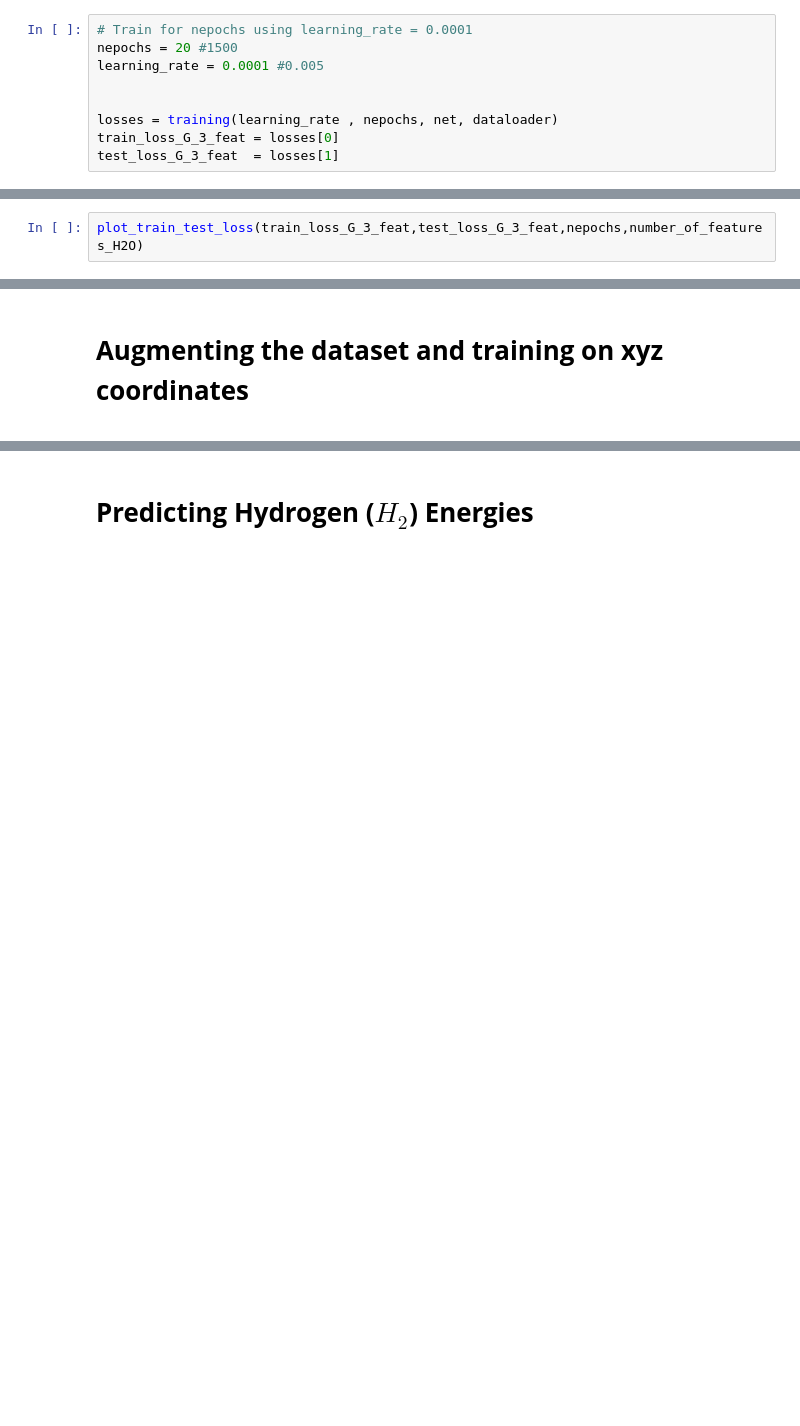
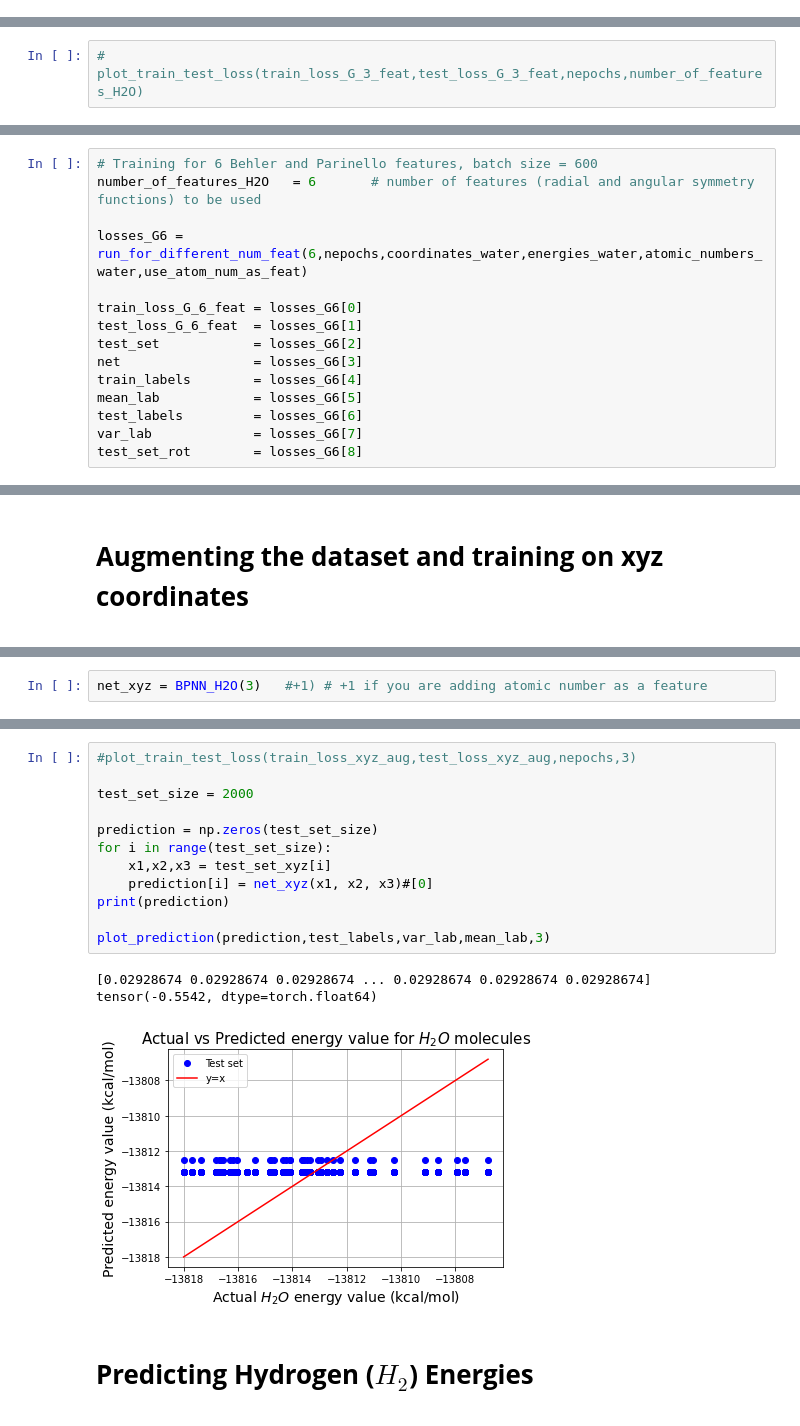
Before and after one commit to KKaroni/Symmetry-in-Machine-learned-Molecular-Force-Fields, a Jupyter notebook: BPNN.ipynb, the cells around one changed output, grey strips where cells are left out. Saved outputs shown, nothing was run; the diff lists cells and outputs as text; blank space fills up the shorter version.

```diff
--- a/BPNN.ipynb
+++ b/BPNN.ipynb
@@ -771,9 +757,0 @@ net = BPNN_H2O(number_of_features_H2O)   #+1) # +1 if you are adding atomic numb
-# %%
-# Train for nepochs using learning_rate = 0.0001
-nepochs = 20 #1500
-learning_rate = 0.0001 #0.005
-
-
-losses = training(learning_rate , nepochs, net, dataloader)
-train_loss_G_3_feat = losses[0]
-test_loss_G_3_feat  = losses[1]
@@ -810,4 +788,4 @@ def plot_train_test_loss(train_loss, test_loss, nepochs, num_feat_G):
 
     return
 # %%
-plot_train_test_loss(train_loss_G_3_feat,test_loss_G_3_feat,nepochs,number_of_features_H2O)
+# plot_train_test_loss(train_loss_G_3_feat,test_loss_G_3_feat,nepochs,number_of_features_H2O)
@@ -889,0 +834,15 @@ tensor([[ 0.0225, -0.0837,  0.4186, -0.1038, -0.2901, -0.0561],
+# %%
+# Training for 6 Behler and Parinello features, batch size = 600
+number_of_features_H2O   = 6       # number of features (radial and angular symmetry functions) to be used
+
+losses_G6 =  run_for_different_num_feat(6,nepochs,coordinates_water,energies_water,atomic_numbers_water,use_atom_num_as_feat)
+
+train_loss_G_6_feat = losses_G6[0]
+test_loss_G_6_feat  = losses_G6[1]
+test_set            = losses_G6[2]
+net                 = losses_G6[3]
+train_labels        = losses_G6[4]
+mean_lab            = losses_G6[5]
+test_labels         = losses_G6[6]
+var_lab             = losses_G6[7]
+test_set_rot        = losses_G6[8]
@@ -1416,0 +1372,2 @@ dataloader_xyz = torch.utils.data.DataLoader(dataset_xyz, batch_size=300, #300,
+# %%
+net_xyz = BPNN_H2O(3)   #+1) # +1 if you are adding atomic number as a feature
@@ -1417,3 +1460,19 @@ dataloader_xyz = torch.utils.data.DataLoader(dataset_xyz, batch_size=300, #300,
+# %%
+#plot_train_test_loss(train_loss_xyz_aug,test_loss_xyz_aug,nepochs,3)
+
+test_set_size = 2000
+
+prediction = np.zeros(test_set_size)
+for i in range(test_set_size):
+    x1,x2,x3 = test_set_xyz[i]
+    prediction[i] = net_xyz(x1, x2, x3)#[0]
+print(prediction)
+
+plot_prediction(prediction,test_labels,var_lab,mean_lab,3)
+# %% [output]
+[0.02928674 0.02928674 0.02928674 ... 0.02928674 0.02928674 0.02928674]
+tensor(-0.5542, dtype=torch.float64)
+[figure, added]
 # %% [markdown]
 **<h1>Predicting Hydrogen ($H_2$) Energies**
 # %%
```
Also changed, not shown: parts of 39 cells of this notebook.
